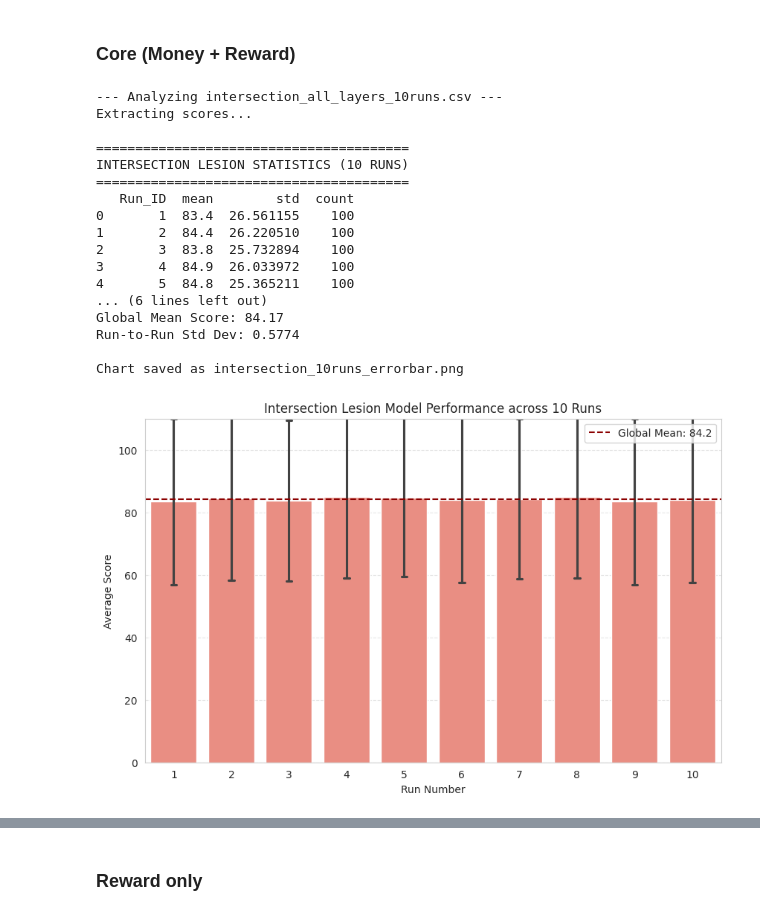
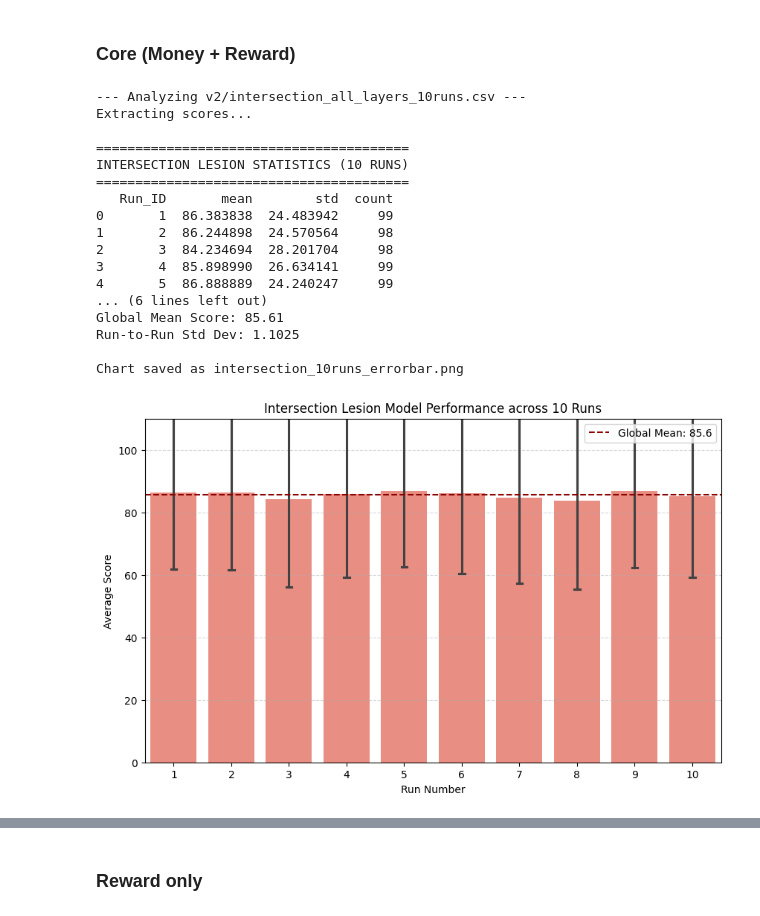
Before and after one commit to Precioux/Anhedonic-AI, a Jupyter notebook: Experiment1/phase3/average.ipynb, the cells around one changed output, grey strips where cells are left out. Drawn from its saved outputs; the diff is of its cells as text; code cells hidden in the pictures.

```diff
--- a/Experiment1/phase3/average.ipynb
+++ b/Experiment1/phase3/average.ipynb
@@ -142,7 +142,7 @@ import os
 
 # --- Configuration ---
 # 1. Update the file path to your new intersection results
-FILE_PATH = "intersection_all_layers_10runs.csv"
+FILE_PATH = "v2/intersection_all_layers_10runs.csv"
 # 2. Update the output image name
 OUTPUT_IMAGE = "intersection_10runs_errorbar.png"
 
@@ -225,40 +225,40 @@ def main():
     # Draw the plot
     plt.figure(figsize=(10, 6))
 
     # Bar plot with error bars - changed color to 'salmon' to distinguish from baseline
     sns.barplot(x='Run_ID', y='Score', data=df_clean, errorbar='sd', capsize=.1, color='salmon')
 
     # Add a horizontal line for the global mean
     plt.axhline(y=overall_mean, color='darkred', linestyle='--', label=f'Global Mean: {overall_mean:.1f}')
 
     plt.title("Intersection Lesion Model Performance across 10 Runs")
     plt.ylabel("Average Score")
     plt.xlabel("Run Number")
     plt.ylim(0, 110)
     plt.legend()
     plt.grid(axis='y', linestyle='--', alpha=0.5)
 
     plt.savefig(OUTPUT_IMAGE)
     print(f"\nChart saved as {OUTPUT_IMAGE}")
 
 if __name__ == "__main__":
     main()
 # %% [output]
---- Analyzing intersection_all_layers_10runs.csv ---
+--- Analyzing v2/intersection_all_layers_10runs.csv ---
 Extracting scores...
 
 ========================================
 INTERSECTION LESION STATISTICS (10 RUNS)
 ========================================
-   Run_ID  mean        std  count
-0       1  83.4  26.561155    100
-1       2  84.4  26.220510    100
-2       3  83.8  25.732894    100
-3       4  84.9  26.033972    100
-4       5  84.8  25.365211    100
+   Run_ID       mean        std  count
+0       1  86.383838  24.483942     99
+1       2  86.244898  24.570564     98
+2       3  84.234694  28.201704     98
+3       4  85.898990  26.634141     99
+4       5  86.888889  24.240247     99
 ... (6 lines left out)
-Global Mean Score: 84.17
-Run-to-Run Std Dev: 0.5774
+Global Mean Score: 85.61
+Run-to-Run Std Dev: 1.1025
 
 Chart saved as intersection_10runs_errorbar.png
-[figure, old version]
+[figure, new version]
```
Also changed, not shown: parts of 1 cell of this notebook, 30 other files.
